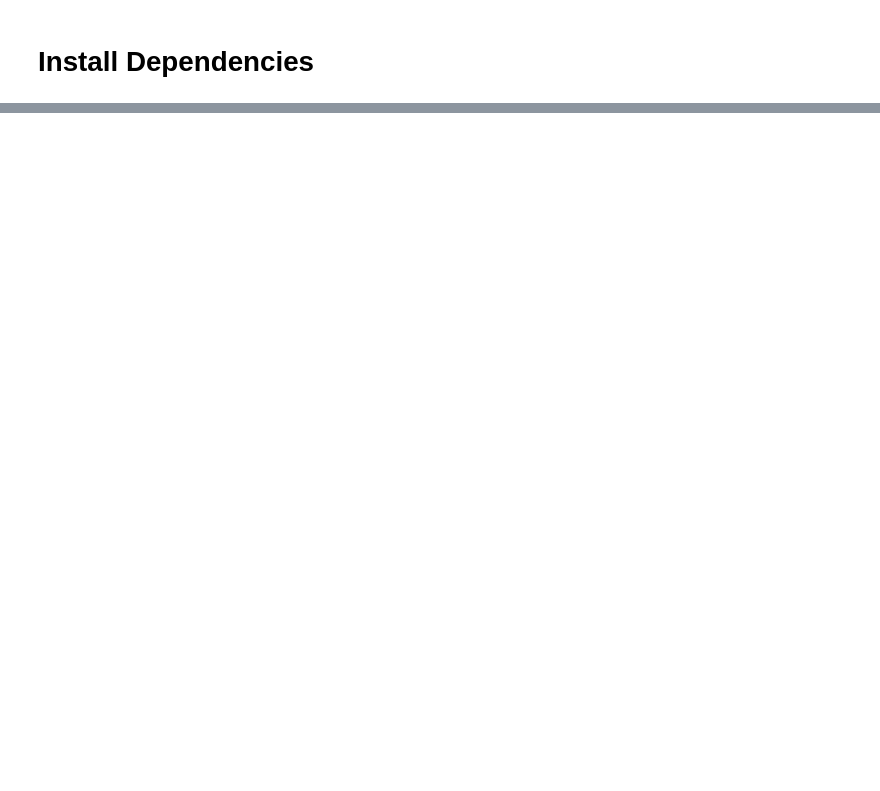
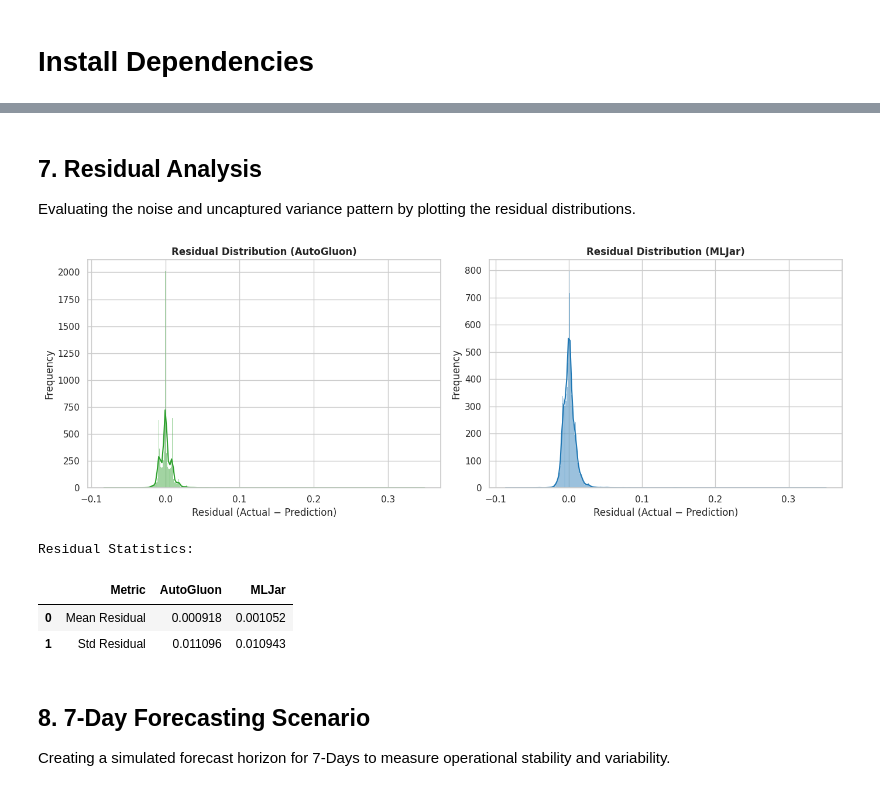
Before and after one commit to N1Coder/ml-water-ph-predict, a Jupyter notebook: water_quality_main.ipynb, the cells around one changed output, grey strips where cells are left out. Drawn from its saved outputs; the diff is of its cells as text; code cells hidden in the pictures; blank space fills up the shorter version.

```diff
--- a/water_quality_main.ipynb
+++ b/water_quality_main.ipynb
@@ -434,0 +395,38 @@ plt.show()
+# %% [markdown]
+## 7. Residual Analysis
+Evaluating the noise and uncaptured variance pattern by plotting the residual distributions.
+# %%
+ag_residuals = y_test.values - ag_test_pred
+mlj_residuals = y_test.values - mlj_test_pred
+
+fig, axes = plt.subplots(1, 2, figsize=(14, 5), dpi=100)
+
+sns.histplot(ag_residuals, kde=True, ax=axes[0], color='#2ca02c')
+axes[0].set_title('Residual Distribution (AutoGluon)', fontweight='bold')
+axes[0].set_xlabel('Residual (Actual − Prediction)')
+axes[0].set_ylabel('Frequency')
+
+sns.histplot(mlj_residuals, kde=True, ax=axes[1], color='#1f77b4')
+axes[1].set_title('Residual Distribution (MLJar)', fontweight='bold')
+axes[1].set_xlabel('Residual (Actual − Prediction)')
+axes[1].set_ylabel('Frequency')
+
+plt.tight_layout()
+plt.show()
+
+residual_stats = pd.DataFrame({
+    'Metric': ['Mean Residual', 'Std Residual'],
+    'AutoGluon': [np.mean(ag_residuals), np.std(ag_residuals)],
+    'MLJar': [np.mean(mlj_residuals), np.std(mlj_residuals)]
+})
+print("Residual Statistics:")
+display(residual_stats)
+# %% [output]
+[figure, added]
+Residual Statistics:
+|  | Metric | AutoGluon | MLJar |
+| 0 | Mean Residual | 0.000918 | 0.001052 |
+| 1 | Std Residual | 0.011096 | 0.010943 |
+# %% [markdown]
+## 8. 7-Day Forecasting Scenario
+Creating a simulated forecast horizon for 7-Days to measure operational stability and variability.
```
Also changed, not shown: parts of 39 cells of this notebook.
